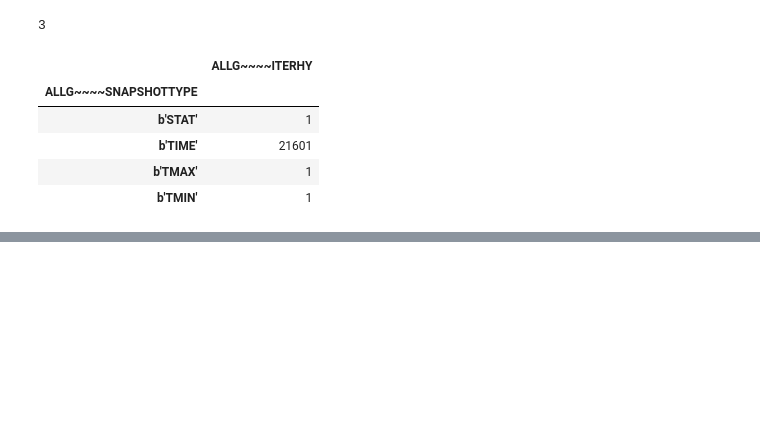
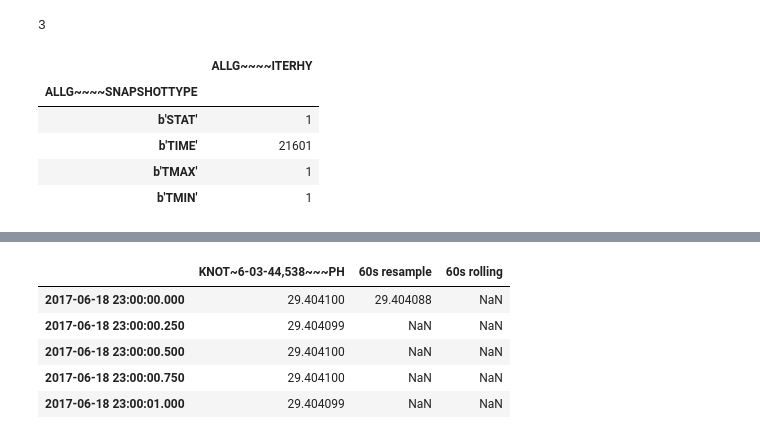
Before and after one commit to aw3s/PT3S, a Jupyter notebook: nb/MxWithPandas.ipynb, the cells around one changed output, grey strips where cells are left out. Cells and saved outputs as stored; diff of their text form; code cells hidden in the pictures; blank space fills up the shorter version.

```diff
--- a/nb/MxWithPandas.ipynb
+++ b/nb/MxWithPandas.ipynb
@@ -69,0 +119,12 @@ len(pdf[pdf[r'ALLG~~~~SNAPSHOTTYPE'].isin([b'TIME'])])
+# %%
+import pandas as pd
+df3=pd.DataFrame({ts60.name : ts60,ts.name : ts,ts60r.name : ts60r})
+df3=df3.reindex_axis([ts.name,ts60.name,ts60r.name], axis=1)
+df3.head()
+# %% [output]
+|  | KNOT~6-03-44,538~~~PH | 60s resample | 60s rolling |
+| 2017-06-18 23:00:00.000 | 29.404100 | 29.404088 | NaN |
+| 2017-06-18 23:00:00.250 | 29.404099 | NaN | NaN |
+| 2017-06-18 23:00:00.500 | 29.404100 | NaN | NaN |
+| 2017-06-18 23:00:00.750 | 29.404100 | NaN | NaN |
+| 2017-06-18 23:00:01.000 | 29.404099 | NaN | NaN |
```
Also changed, not shown: parts of 23 cells of this notebook.
